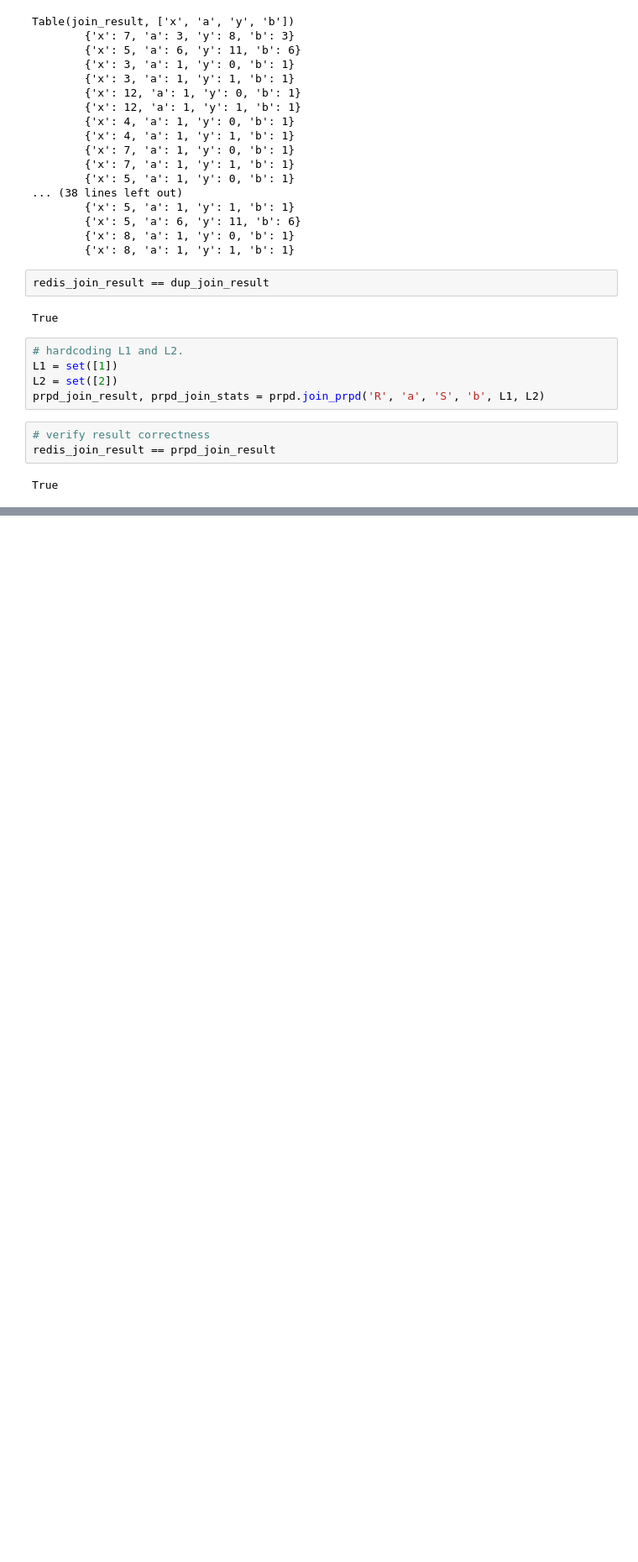
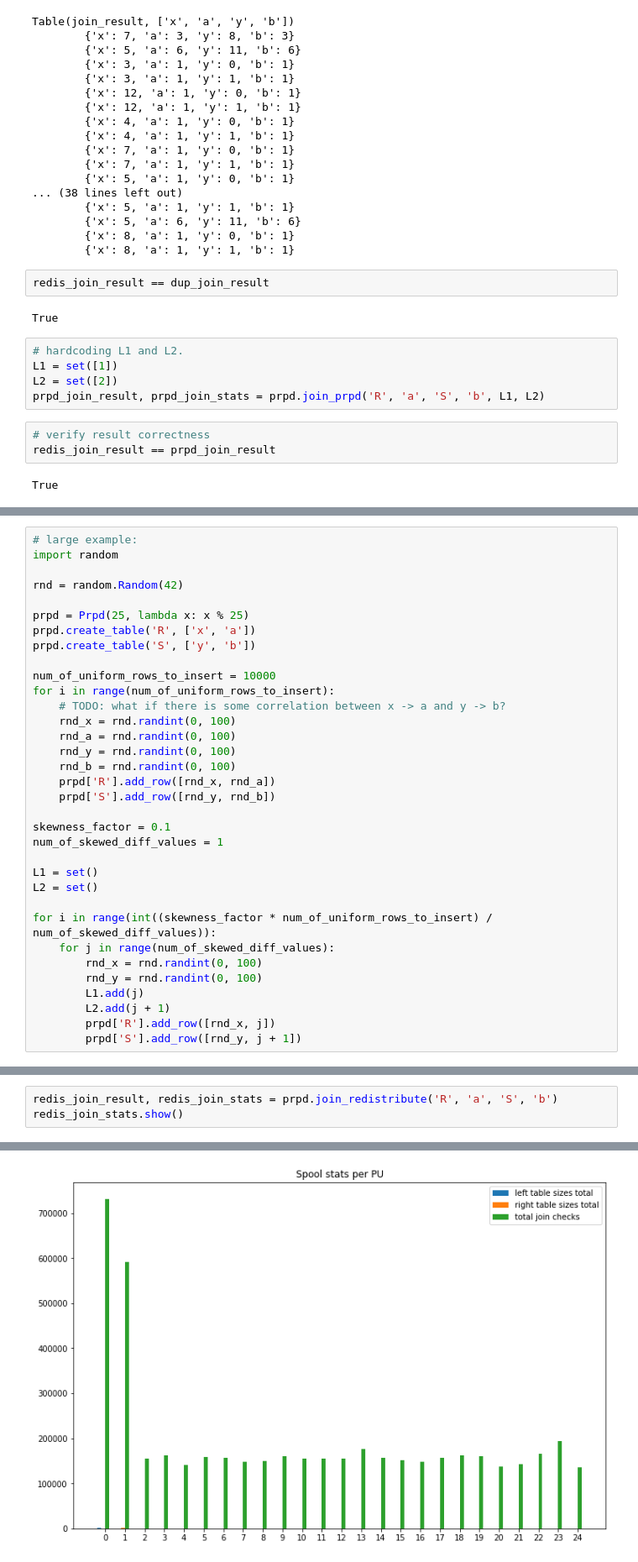
Before and after one commit to dasatomic/prpd_paper_impl, a Jupyter notebook: prpd_impl.ipynb, the cells around one changed output, grey strips where cells are left out. Shown at 84% size. Cells and saved outputs as stored; diff of their text form; blank space fills up the shorter version.

Commit message:
implementation of redis join and duplicate join

```diff
--- a/prpd_impl.ipynb
+++ b/prpd_impl.ipynb
@@ -425,0 +426,34 @@ Total move operations - 16
+# %%
+# large example:
+import random
+
+rnd = random.Random(42)
+
+prpd = Prpd(25, lambda x: x % 25)
+prpd.create_table('R', ['x', 'a'])
+prpd.create_table('S', ['y', 'b'])
+
+num_of_uniform_rows_to_insert = 10000
+for i in range(num_of_uniform_rows_to_insert):
+    # TODO: what if there is some correlation between x -> a and y -> b?
+    rnd_x = rnd.randint(0, 100)
+    rnd_a = rnd.randint(0, 100)
+    rnd_y = rnd.randint(0, 100)
+    rnd_b = rnd.randint(0, 100)
+    prpd['R'].add_row([rnd_x, rnd_a])
+    prpd['S'].add_row([rnd_y, rnd_b])
+
+skewness_factor = 0.1
+num_of_skewed_diff_values = 1
+
+L1 = set()
+L2 = set()
+
+for i in range(int((skewness_factor * num_of_uniform_rows_to_insert) / num_of_skewed_diff_values)):
+    for j in range(num_of_skewed_diff_values):
+        rnd_x = rnd.randint(0, 100)
+        rnd_y = rnd.randint(0, 100)
+        L1.add(j)
+        L2.add(j + 1)
+        prpd['R'].add_row([rnd_x, j])
+        prpd['S'].add_row([rnd_y, j + 1])
@@ -425,0 +491,4 @@ Total move operations - 16
+# %%
+redis_join_result, redis_join_stats = prpd.join_redistribute('R', 'a', 'S', 'b')
+redis_join_stats.show()
+# %% [output]
@@ -425,0 +496 @@ Total move operations - 16
+[figure, added]
```
Also changed, not shown: parts of 9 cells of this notebook.
